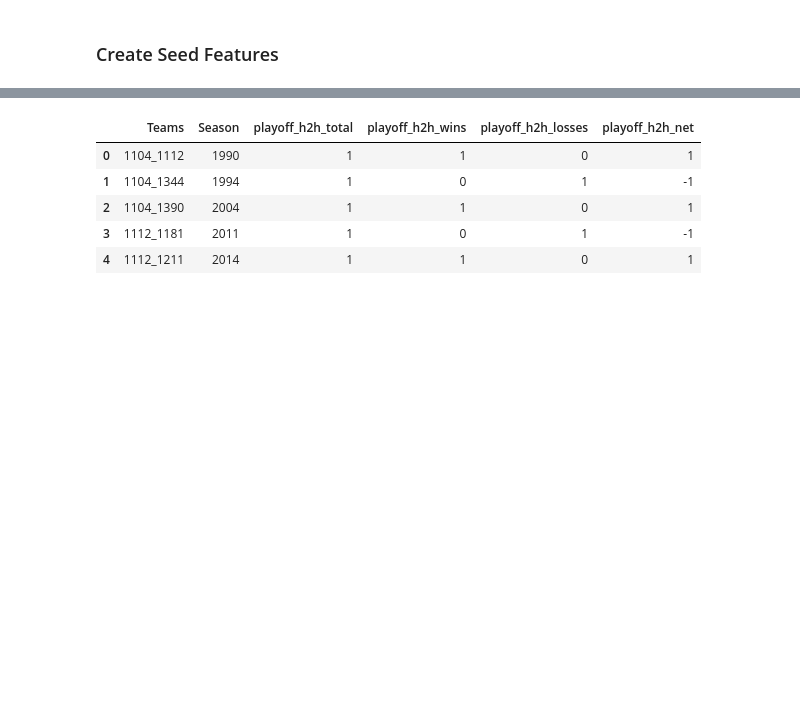
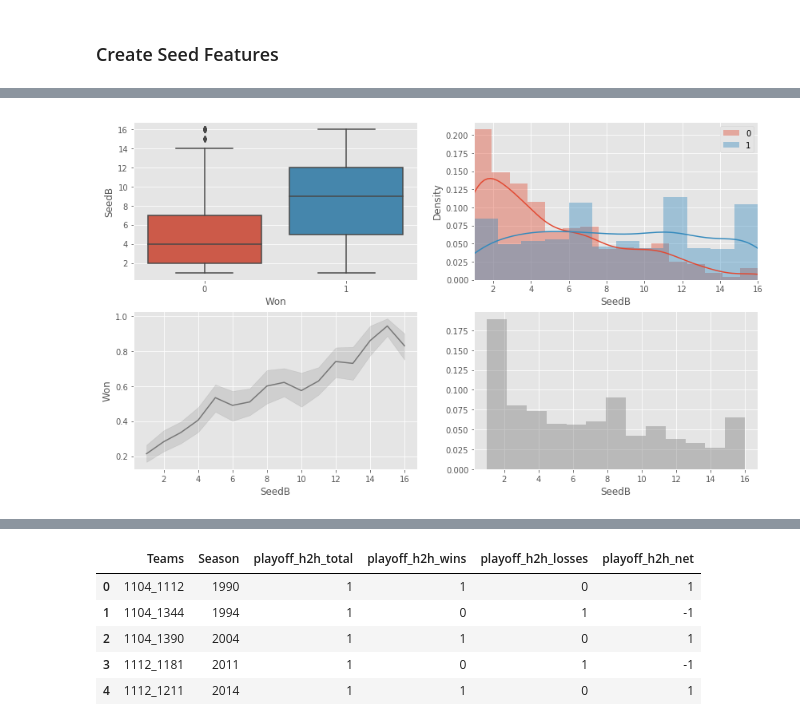
Before and after one commit to nyjgary/march-madness-2020, a Jupyter notebook: March-Madness-2020.ipynb, the cells around one changed output, grey strips where cells are left out. Cells and saved outputs as stored; diff of their text form; code cells hidden in the pictures; blank space fills up the shorter version.

```diff
--- a/March-Madness-2020.ipynb
+++ b/March-Madness-2020.ipynb
@@ -187,0 +219,4 @@ data.head()
+# %%
+clf_eda_numeric(data, feature='SeedB')
+# %% [output]
+[figure, added]
```
Also changed, not shown: parts of 13 cells of this notebook.
